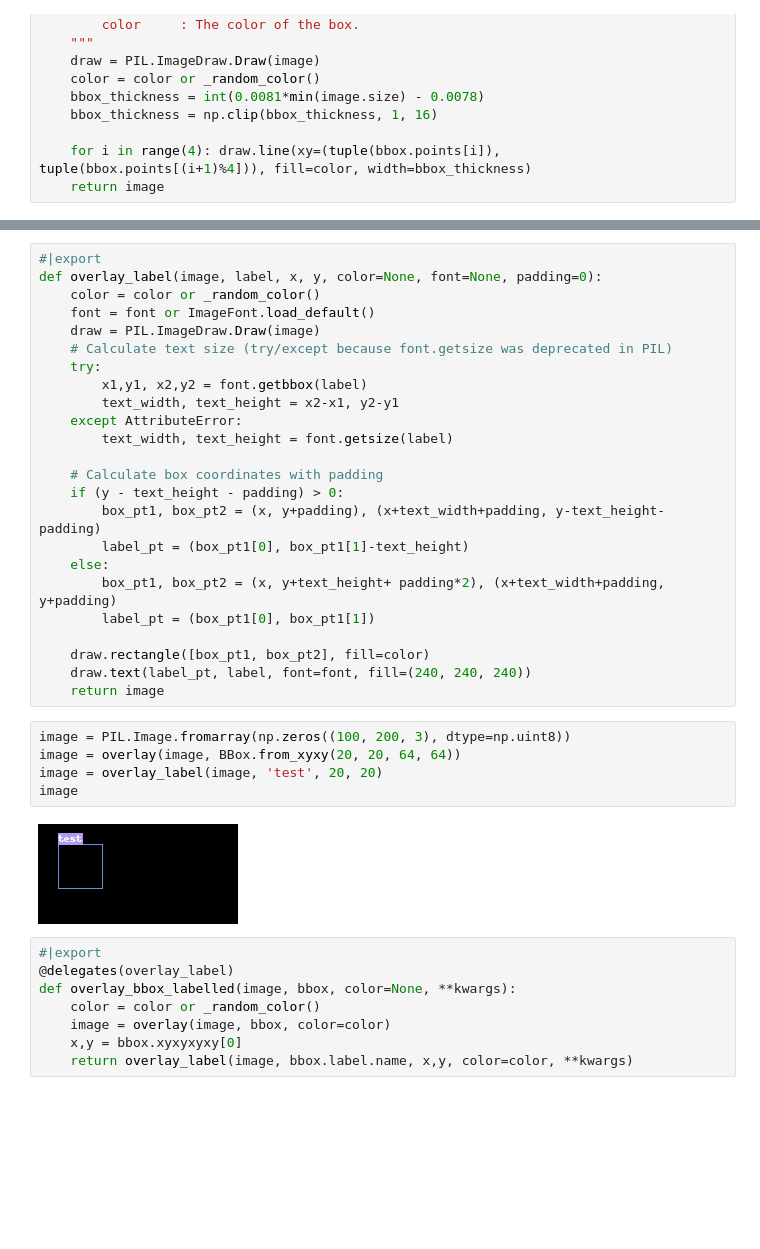
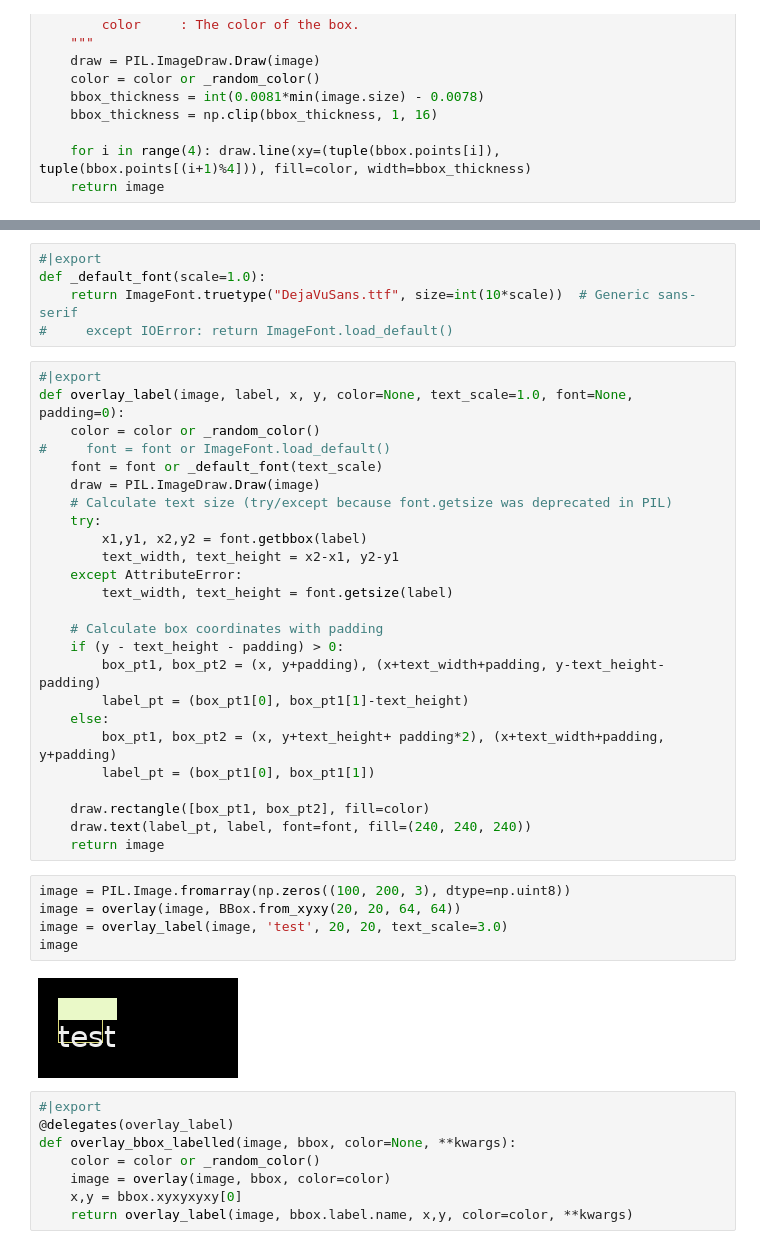
Before and after one commit to lgvaz/polvo, a Jupyter notebook: nbs/10e_bbox.vis.ipynb, the cells around one changed output, grey strips where cells are left out. Drawn from its saved outputs; the diff is of its cells as text; blank space fills up the shorter version.

```diff
--- a/nbs/10e_bbox.vis.ipynb
+++ b/nbs/10e_bbox.vis.ipynb
@@ -74,8 +74,14 @@ pv.show_image(image)
+# %%
+#|export
+def _default_font(scale=1.0):
+    return ImageFont.truetype("DejaVuSans.ttf", size=int(10*scale))  # Generic sans-serif
+#     except IOError: return ImageFont.load_default()
 # %%
 #|export
-def overlay_label(image, label, x, y, color=None, font=None, padding=0):
+def overlay_label(image, label, x, y, color=None, text_scale=1.0, font=None, padding=0):
     color = color or _random_color()
-    font = font or ImageFont.load_default()
+#     font = font or ImageFont.load_default()
+    font = font or _default_font(text_scale)
     draw = PIL.ImageDraw.Draw(image)
     # Calculate text size (try/except because font.getsize was deprecated in PIL)
     try:
@@ -98,10 +104,10 @@ def overlay_label(image, label, x, y, color=None, font=None, padding=0):
 # %%
 image = PIL.Image.fromarray(np.zeros((100, 200, 3), dtype=np.uint8))
 image = overlay(image, BBox.from_xyxy(20, 20, 64, 64))
-image = overlay_label(image, 'test', 20, 20)
+image = overlay_label(image, 'test', 20, 20, text_scale=3.0)
 image
 # %% [output]
-[figure, old version]
+[figure, new version]
 # %%
 #|export
 @delegates(overlay_label)
```
Also changed, not shown: parts of 3 cells of this notebook, 35 other files.
